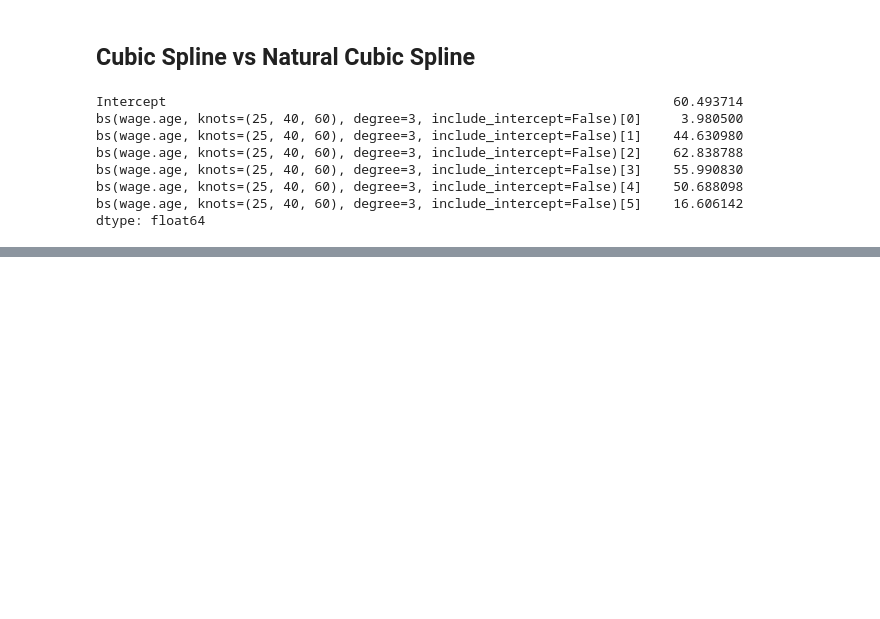
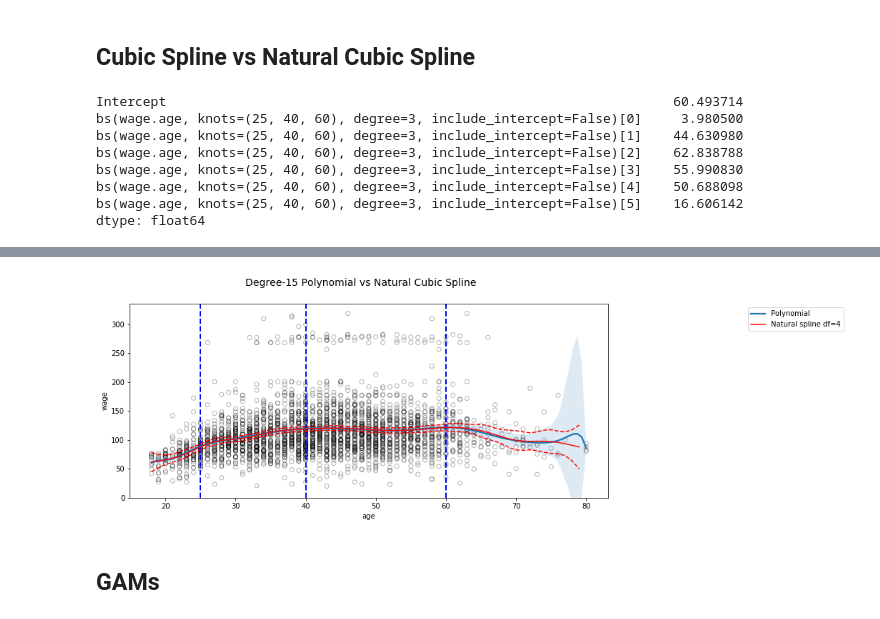
Before and after one commit to junyanyao/ISLR_Python, a Jupyter notebook: Ch7 Move beyond Linearity.ipynb, the cells around one changed output, grey strips where cells are left out. Saved outputs shown, nothing was run; the diff lists cells and outputs as text; code cells hidden in the pictures; blank space fills up the shorter version.

```diff
--- a/Ch7 Move beyond Linearity.ipynb
+++ b/Ch7 Move beyond Linearity.ipynb
@@ -422,0 +386,24 @@ pred6.shape
+# %%
+fig, ax1 = plt.subplots(1,1, figsize=(12,5))
+fig.suptitle('Degree-15 Polynomial vs Natural Cubic Spline', fontsize=14)
+
+ax1.scatter(wage.age, wage.wage, facecolor='None', edgecolor='k', alpha=0.3, label = '_nolegend_')
+sns.regplot(wage.age, wage.wage, truncate=True, order = 15, scatter=False, ax=ax1, label='Polynomial')
+
+ax1.set_ylim(ymin=0)
+
+plt.plot(age_grid, pred15, color='r', label='Natural spline df=4')
+
+plt.plot(age_grid, tmp15['mean_ci_lower'], color ='r',linestyle ='--', label='_nolegend_')
+plt.plot(age_grid, tmp15['mean_ci_upper'], color ='r',linestyle ='--', label='_nolegend_')
+[plt.vlines(i , 0, 350, linestyles='dashed', lw=2, colors='b') for i in [25,40,60]]
+plt.legend(bbox_to_anchor=(1.5, 1.0))
+plt.xlabel('age')
+plt.ylabel('wage');
+
+import warnings
+warnings.simplefilter('ignore', np.RankWarning)
+# %% [output]
+[figure, added]
+# %% [markdown]
+## GAMs
```
Also changed, not shown: parts of 19 cells of this notebook.
